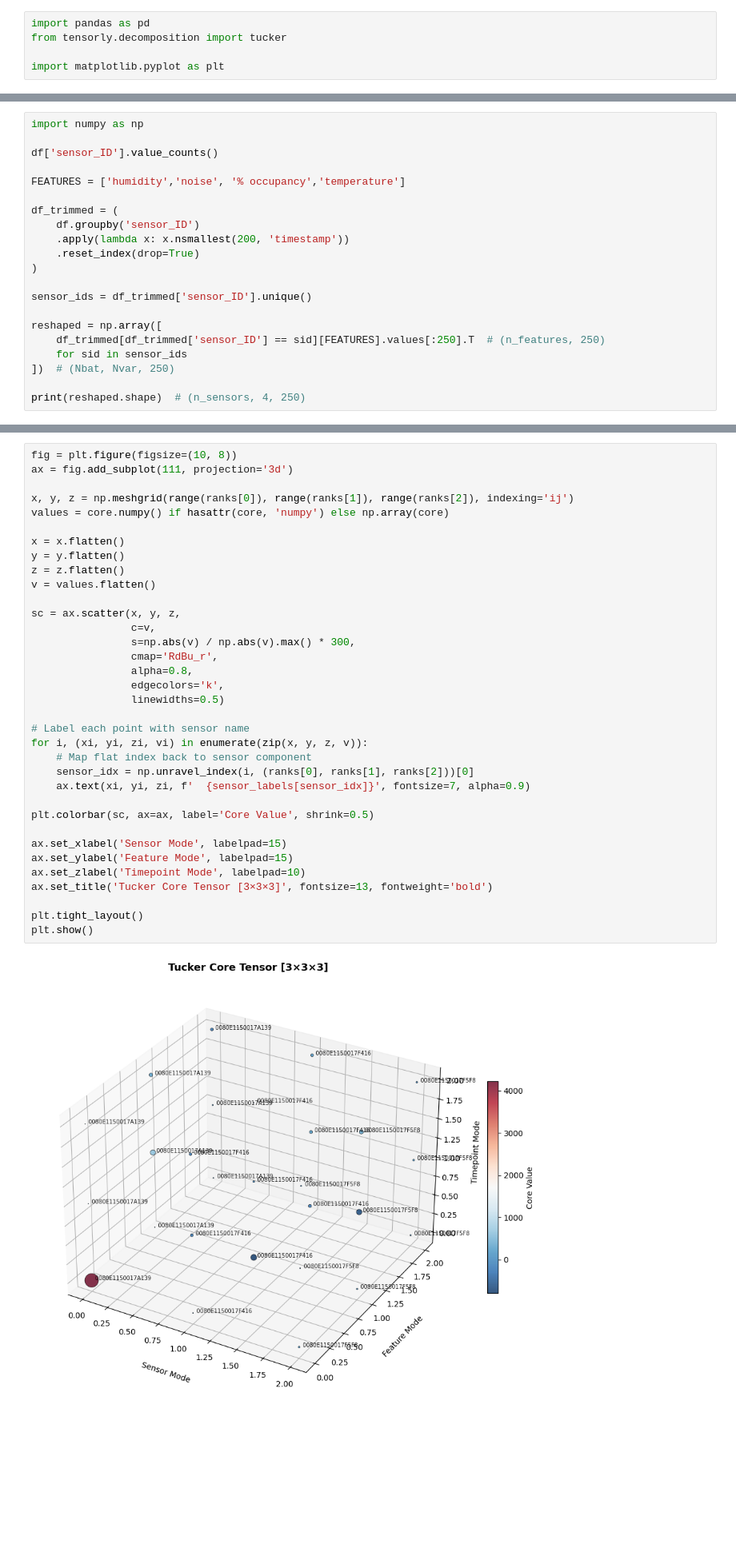
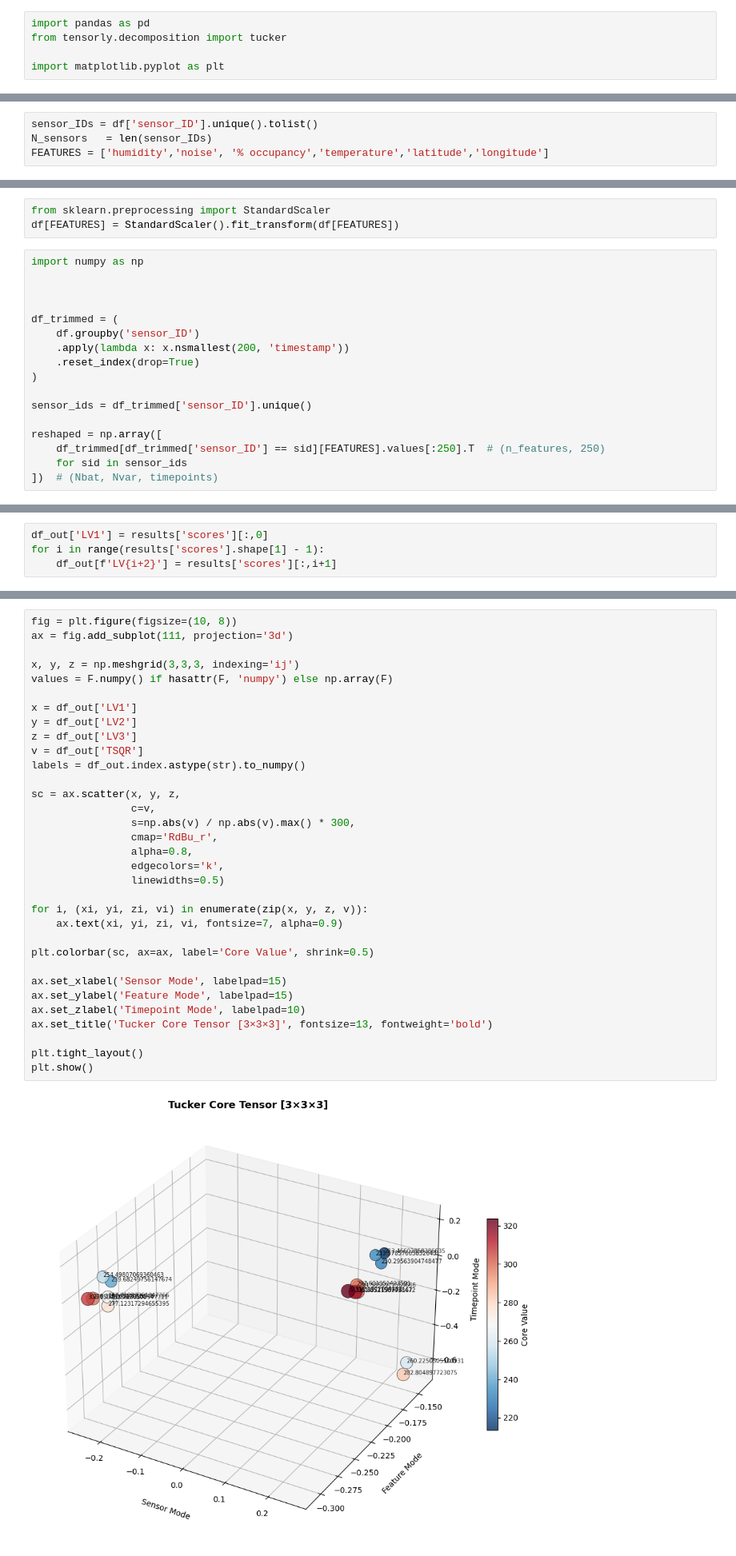
Before and after one commit to tudi72/Sensor_Equivalency_Tucker3, a Jupyter notebook: demo.ipynb, the cells around one changed output, grey strips where cells are left out. Shown at 80% size. Cells and saved outputs as stored; diff of their text form; blank space fills up the shorter version.

```diff
--- a/demo.ipynb
+++ b/demo.ipynb
@@ -60,3 +44,7 @@ sensor_ID
 0080E115003BC812    2560
 0080E115003BC1DF    2564
 dtype: int64
+# %%
+sensor_IDs = df['sensor_ID'].unique().tolist()
+N_sensors   = len(sensor_IDs)
+FEATURES = ['humidity','noise', '% occupancy','temperature','latitude','longitude']
@@ -63,9 +57,10 @@ dtype: int64
+# %%
+from sklearn.preprocessing import StandardScaler
+df[FEATURES] = StandardScaler().fit_transform(df[FEATURES])
 # %%
 import numpy as np
 
-df['sensor_ID'].value_counts()
 
-FEATURES = ['humidity','noise', '% occupancy','temperature']
 
 df_trimmed = (
     df.groupby('sensor_ID')
@@ -78,6 +73,4 @@ sensor_ids = df_trimmed['sensor_ID'].unique()
 reshaped = np.array([
     df_trimmed[df_trimmed['sensor_ID'] == sid][FEATURES].values[:250].T  # (n_features, 250)
     for sid in sensor_ids
-])  # (Nbat, Nvar, 250)
-
-print(reshaped.shape)  # (n_sensors, 4, 250)
+])  # (Nbat, Nvar, timepoints)
@@ -120,0 +106,4 @@ Factors shapes: [(17, 3), (4, 3), (200, 3)]
+# %%
+df_out['LV1'] = results['scores'][:,0]
+for i in range(results['scores'].shape[1] - 1):
+    df_out[f'LV{i+2}'] = results['scores'][:,i+1]
@@ -121,37 +135,35 @@ Factors shapes: [(17, 3), (4, 3), (200, 3)]
 # %%
 fig = plt.figure(figsize=(10, 8))
 ax = fig.add_subplot(111, projection='3d')
 
-x, y, z = np.meshgrid(range(ranks[0]), range(ranks[1]), range(ranks[2]), indexing='ij')
-values = core.numpy() if hasattr(core, 'numpy') else np.array(core)
+x, y, z = np.meshgrid(3,3,3, indexing='ij')
+values = F.numpy() if hasattr(F, 'numpy') else np.array(F)
 
-x = x.flatten()
-y = y.flatten()
-z = z.flatten()
-v = values.flatten()
+x = df_out['LV1']
+y = df_out['LV2']
+z = df_out['LV3']
+v = df_out['TSQR']
+labels = df_out.index.astype(str).to_numpy()
 
 sc = ax.scatter(x, y, z,
                 c=v,
                 s=np.abs(v) / np.abs(v).max() * 300,
                 cmap='RdBu_r',
                 alpha=0.8,
                 edgecolors='k',
                 linewidths=0.5)
 
-# Label each point with sensor name
 for i, (xi, yi, zi, vi) in enumerate(zip(x, y, z, v)):
-    # Map flat index back to sensor component
-    sensor_idx = np.unravel_index(i, (ranks[0], ranks[1], ranks[2]))[0]
-    ax.text(xi, yi, zi, f'  {sensor_labels[sensor_idx]}', fontsize=7, alpha=0.9)
+    ax.text(xi, yi, zi, vi, fontsize=7, alpha=0.9)
 
 plt.colorbar(sc, ax=ax, label='Core Value', shrink=0.5)
 
 ax.set_xlabel('Sensor Mode', labelpad=15)
 ax.set_ylabel('Feature Mode', labelpad=15)
 ax.set_zlabel('Timepoint Mode', labelpad=10)
 ax.set_title('Tucker Core Tensor [3×3×3]', fontsize=13, fontweight='bold')
 
 plt.tight_layout()
 plt.show()
 # %% [output]
-[figure, old version]
+[figure, new version]
```
Also changed, not shown: parts of 18 cells of this notebook, 1 other file.
